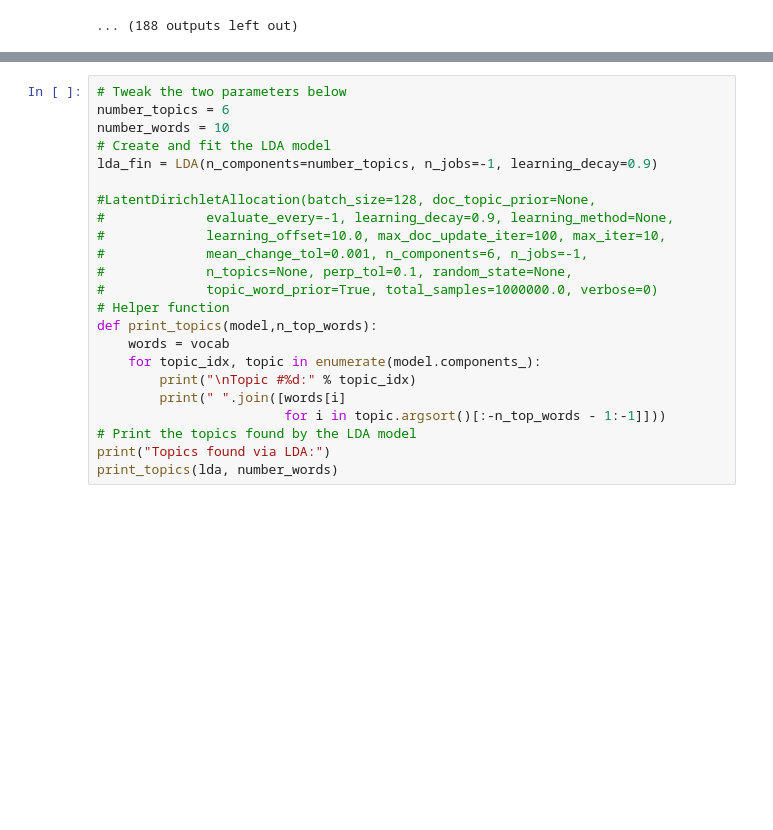
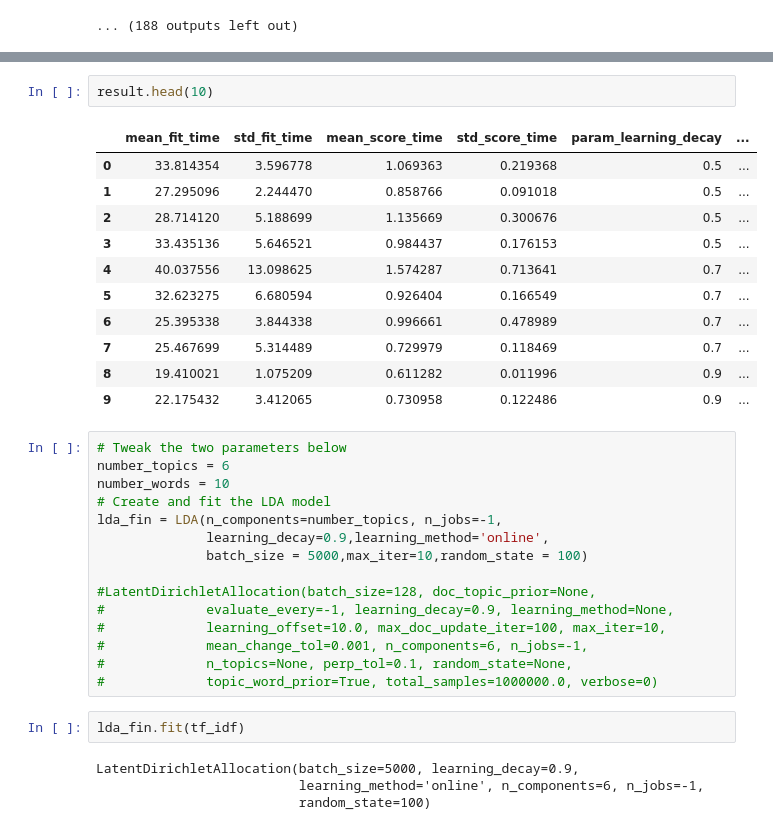
Before and after one commit to limesarelife/Milestone2, a Jupyter notebook: Backup_696_M2/unsupervised_subreddit_full_posts_lda.ipynb, the cells around one changed output, grey strips where cells are left out. Drawn from its saved outputs; the diff is of its cells as text; blank space fills up the shorter version.

```diff
--- a/Backup_696_M2/unsupervised_subreddit_full_posts_lda.ipynb
+++ b/Backup_696_M2/unsupervised_subreddit_full_posts_lda.ipynb
@@ -326,9 +345,25 @@ plt.legend(title='Learning decay', loc='best');
+# %%
+result.head(10)
+# %% [output]
+|  | mean_fit_time | std_fit_time | mean_score_time | std_score_time | param_learning_decay | ... |
+| 0 | 33.814354 | 3.596778 | 1.069363 | 0.219368 | 0.5 | ... |
+| 1 | 27.295096 | 2.244470 | 0.858766 | 0.091018 | 0.5 | ... |
+| 2 | 28.714120 | 5.188699 | 1.135669 | 0.300676 | 0.5 | ... |
+| 3 | 33.435136 | 5.646521 | 0.984437 | 0.176153 | 0.5 | ... |
+| 4 | 40.037556 | 13.098625 | 1.574287 | 0.713641 | 0.7 | ... |
+| 5 | 32.623275 | 6.680594 | 0.926404 | 0.166549 | 0.7 | ... |
+| 6 | 25.395338 | 3.844338 | 0.996661 | 0.478989 | 0.7 | ... |
+| 7 | 25.467699 | 5.314489 | 0.729979 | 0.118469 | 0.7 | ... |
+| 8 | 19.410021 | 1.075209 | 0.611282 | 0.011996 | 0.9 | ... |
+| 9 | 22.175432 | 3.412065 | 0.730958 | 0.122486 | 0.9 | ... |
 # %%
 # Tweak the two parameters below
 number_topics = 6
 number_words = 10
 # Create and fit the LDA model
-lda_fin = LDA(n_components=number_topics, n_jobs=-1, learning_decay=0.9)
+lda_fin = LDA(n_components=number_topics, n_jobs=-1,
+              learning_decay=0.9,learning_method='online',
+              batch_size = 5000,max_iter=10,random_state = 100)
 
 #LatentDirichletAllocation(batch_size=128, doc_topic_prior=None,
 #             evaluate_every=-1, learning_decay=0.9, learning_method=None,
@@ -336,13 +371,9 @@ lda_fin = LDA(n_components=number_topics, n_jobs=-1, learning_decay=0.9)
 #             mean_change_tol=0.001, n_components=6, n_jobs=-1,
 #             n_topics=None, perp_tol=0.1, random_state=None,
 #             topic_word_prior=True, total_samples=1000000.0, verbose=0)
-# Helper function
-def print_topics(model,n_top_words):
-    words = vocab
-    for topic_idx, topic in enumerate(model.components_):
-        print("\nTopic #%d:" % topic_idx)
-        print(" ".join([words[i]
-                        for i in topic.argsort()[:-n_top_words - 1:-1]]))
-# Print the topics found by the LDA model
-print("Topics found via LDA:")
-print_topics(lda, number_words)
+# %%
+lda_fin.fit(tf_idf)
+# %% [output]
+LatentDirichletAllocation(batch_size=5000, learning_decay=0.9,
+                          learning_method='online', n_components=6, n_jobs=-1,
+                          random_state=100)
```
Also changed, not shown: parts of 7 cells of this notebook.
